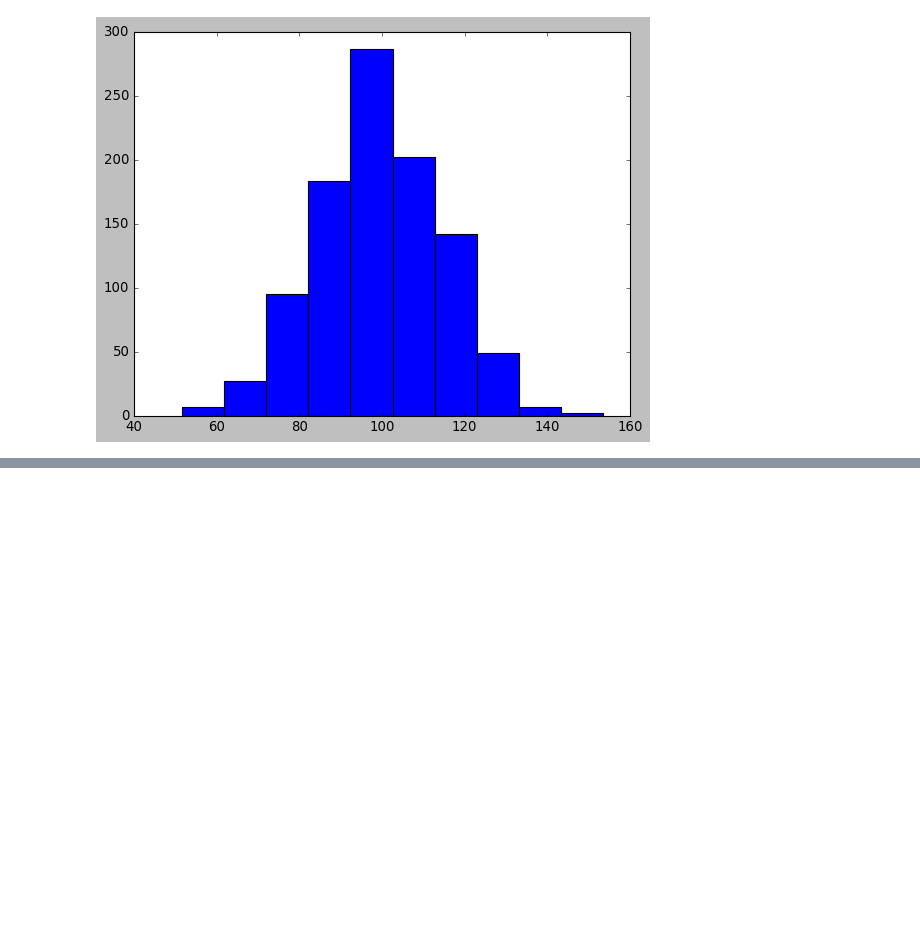
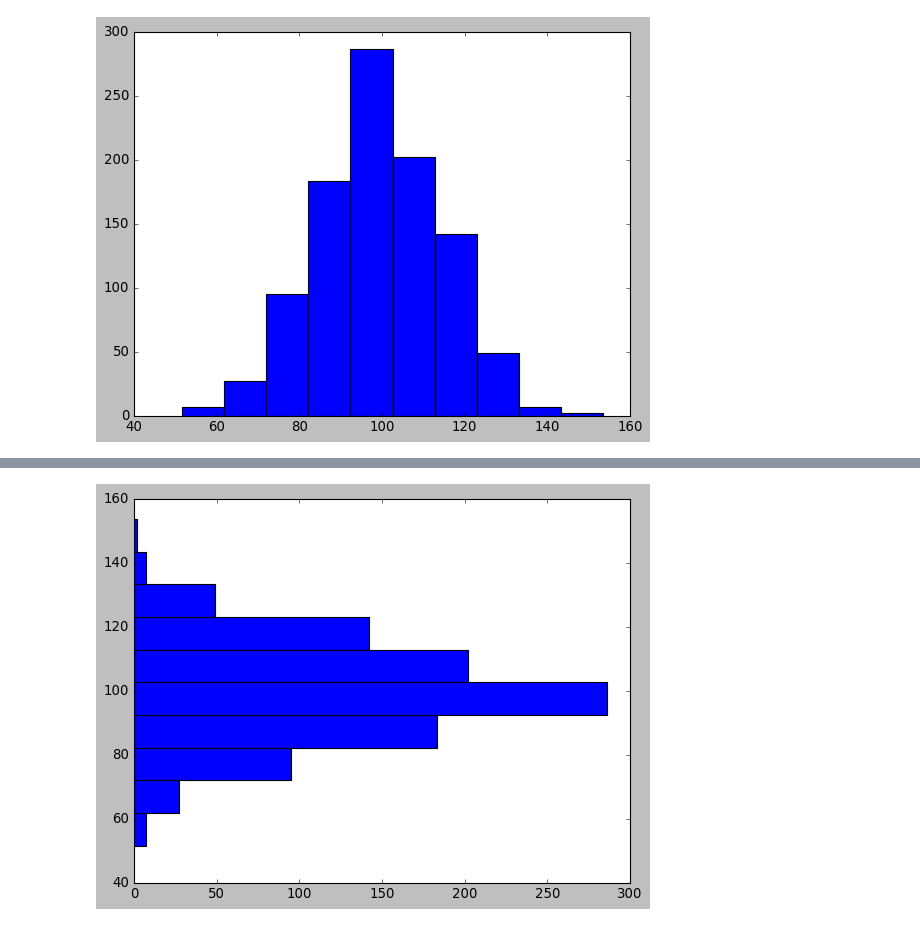
Before and after one commit to ryotaro-45123/python-data-analysis, a Jupyter notebook: matplotlib.ipynb, the cells around one changed output, grey strips where cells are left out. Drawn from its saved outputs; the diff is of its cells as text; code cells hidden in the pictures; blank space fills up the shorter version.

```diff
--- a/matplotlib.ipynb
+++ b/matplotlib.ipynb
@@ -196,0 +217,6 @@ plt.show()
+# %%
+fig, ax = plt.subplots()
+ax.hist(x, orientation='horizontal')
+plt.show()
+# %% [output]
+[figure, added]
```
Also changed, not shown: parts of 23 cells of this notebook.
